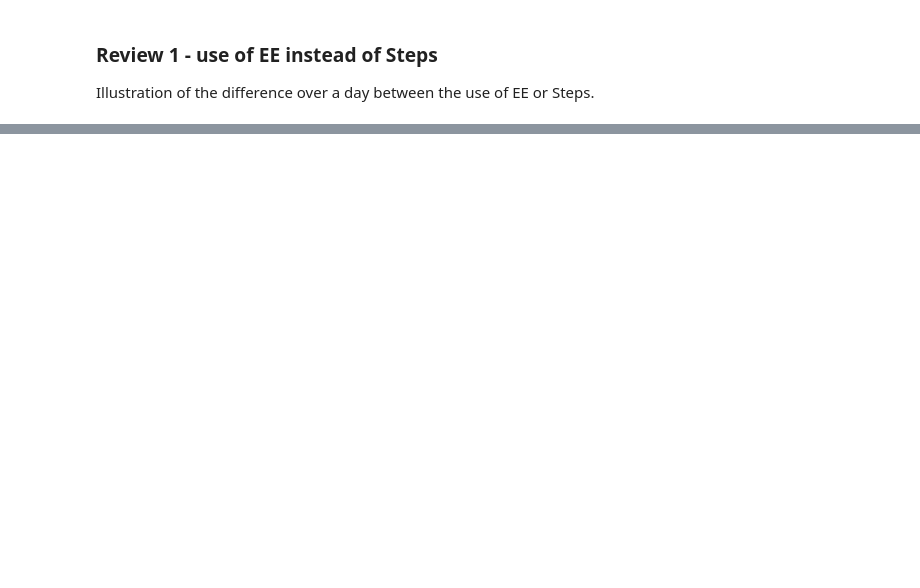
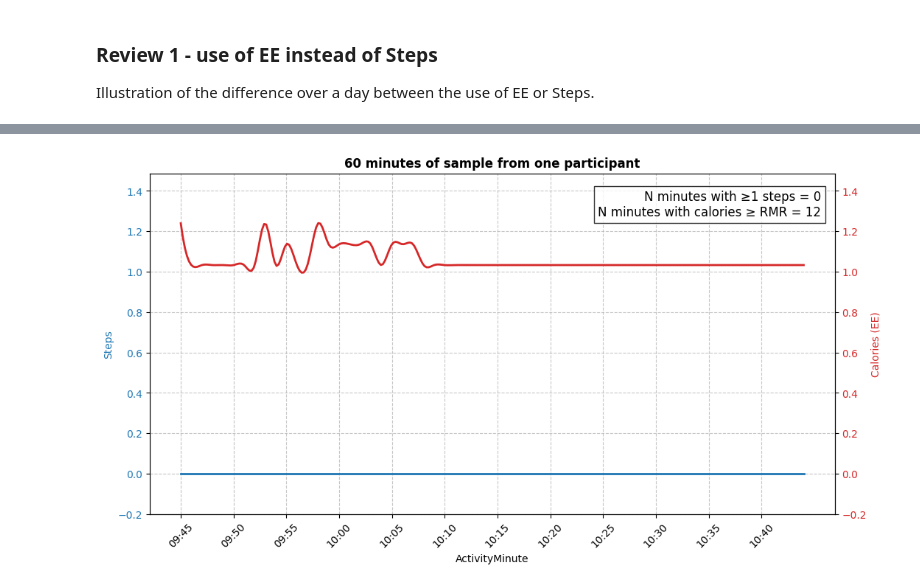
Before and after one commit to OchaUni-Physical-Activity-Measurement/ActiWearCheck, a Jupyter notebook: analysis/analysis_JMPB_review1.ipynb, the cells around one changed output, grey strips where cells are left out. Drawn from its saved outputs; the diff is of its cells as text; code cells hidden in the pictures; blank space fills up the shorter version.

```diff
--- a/analysis/analysis_JMPB_review1.ipynb
+++ b/analysis/analysis_JMPB_review1.ipynb
@@ -858,0 +863,95 @@ plot_steps_and_calories(steps_data, calories_data)
+# %%
+def load_csv(file_path):
+    df = pd.read_csv(file_path)
+    df["ActivityMinute"] = pd.to_datetime(df["ActivityMinute"])
+    df.set_index("ActivityMinute", inplace=True)
+    return df
+
+def find_longest_discordance(df, col1, col2):
+    # Create a mask for discordance
+    mask = df[col1] ^ df[col2]
+
+    # Identify groups of consecutive True values in the mask
+    df["group"] = (mask != mask.shift()).cumsum() * mask
+
+    # Find the longest discordant sequence
+    longest_group = df[df["group"] > 0].groupby("group").size().idxmax() if mask.any() else None
+
+    if longest_group is not None:
+        result = df[df["group"] == longest_group]
+        return result.drop(columns=["group"])  # Drop the temporary column
+
+    return None  # No discordant sequence found
+
+def plot_discordant_sequence(df, col1, col2):
+    # Find the longest discordant sequence
+    discordant_df = find_longest_discordance(df, col1, col2)
+
+    if discordant_df is None or discordant_df.empty:
+        print("No discordant sequence found.")
+        return
+
+    # Select the first 60 rows of the discordant sequence
+    discordant_df = discordant_df.head(60)
+
+    # Compute statistics
+    total_stepped = (discordant_df["Steps"] > 0).sum()
+    total_caloried = (discordant_df["Calories"] > discordant_df["Calories"].min()).sum()
+
+    # Convert index to numerical values for interpolation
+    x_numeric = np.arange(len(discordant_df))
+    x_labels = discordant_df.index
+
+    # Cubic spline interpolation for smoother curves
+    steps_spline = scipy.interpolate.CubicSpline(x_numeric, discordant_df["Steps"])
+    calories_spline = scipy.interpolate.CubicSpline(x_numeric, discordant_df["Calories"])
+
+    x_fine = np.linspace(0, len(discordant_df) - 1, 300)  # Smooth interpolation points
+
+    # Create the plot
+    fig, ax1 = plt.subplots(figsize=(12, 6))
+
+    # Left Y-axis (Steps)
+    ax1.set_xlabel("ActivityMinute")
+    ax1.set_ylabel("Steps", color="tab:blue")
+    ax1.plot(x_fine, steps_spline(x_fine), color="tab:blue", linewidth=2)  # Smoothed line
+    ax1.tick_params(axis="y", labelcolor="tab:blue")
+    ax1.set_ylim(-0.2, discordant_df["Calories"].max() * 1.2)  # Start at 0
+
+    # Right Y-axis (Calories)
+    ax2 = ax1.twinx()
+    ax2.set_ylabel("Calories (EE)", color="tab:red")
+    ax2.plot(x_fine, calories_spline(x_fine), color="tab:red", linewidth=2)  # Smoothed line
+    # ax2.axhline(y=discordant_df["Calories"].min(), color="tab:red", linestyle="dashed", linewidth=2, alpha=0.7)
+    ax2.tick_params(axis="y", labelcolor="tab:red")
+    ax2.set_ylim(-0.2, discordant_df["Calories"].max() * 1.2)  # Start at 0
+
+    # Formatting
+    ax1.set_xticks(x_numeric[::5])  # Show x-axis labels every 5 points
+    ax1.set_xticklabels(x_labels[::5].strftime("%H:%M"), rotation=45)  # Rotate for readability, in a HH-MM format
+    ax1.grid(True, linestyle='--', alpha=0.7)
+    plt.title("60 minutes of sample from one participant", fontweight='bold')
+
+    # Print statistics on the figure
+    text_str = (
+        f"N minutes with ≥1 steps = {total_stepped}\n"
+        f"N minutes with calories ≥ RMR = {total_caloried}"
+    )
+    plt.text(0.98, 0.95, text_str, transform=ax1.transAxes, fontsize=12, verticalalignment='top',
+             horizontalalignment='right', bbox=dict(facecolor='white', alpha=0.8, edgecolor='black'))
+
+    plt.show()
+
+current_path = os.getcwd()
+sample_calories = load_csv(os.path.join(current_path, "calories_per_minutes.csv"))
+sample_steps = load_csv(os.path.join(current_path, "steps_per_minutes.csv"))
+sample_df = sample_steps.join(sample_calories, how="outer")
+
+sample_df["stepped"] = sample_df["Steps"] > 1
+min_cal = sample_df["Calories"].min()
+sample_df["caloried"] = sample_df["Calories"] > min_cal
+discordant_sequence = find_longest_discordance(sample_df, "stepped", "caloried")
+
+plot_discordant_sequence(sample_df, "stepped", "caloried")
+# %% [output]
+[figure, added]
```
Also changed, not shown: parts of 7 cells of this notebook.
